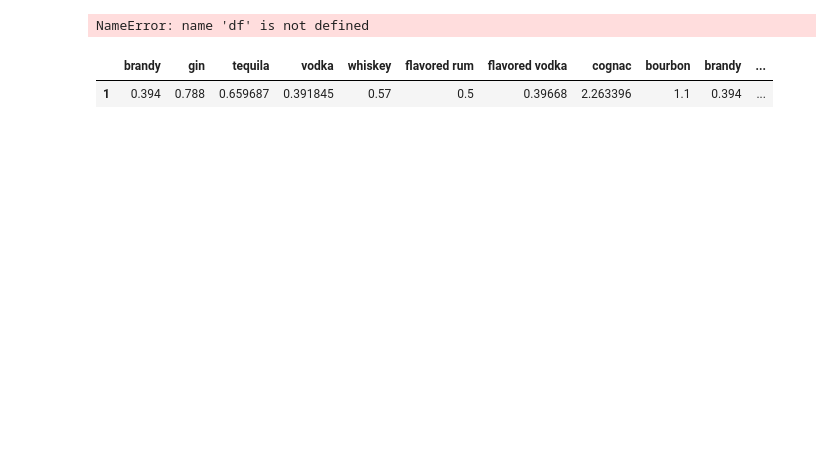
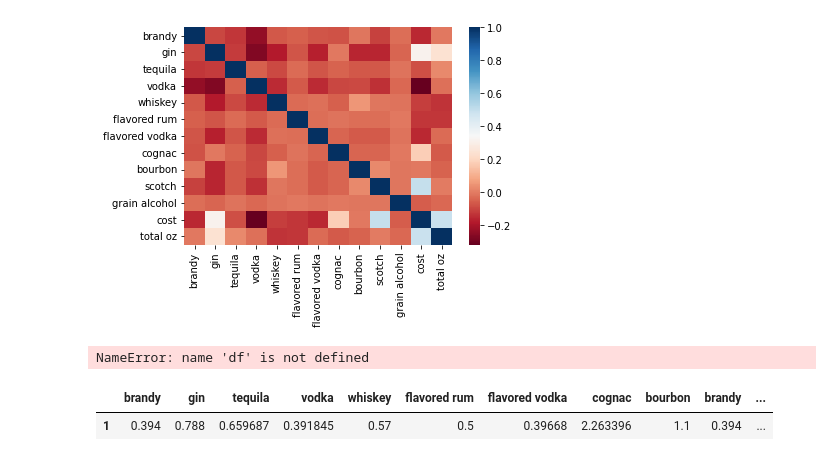
Before and after one commit to ElliottMetzler/the-manhattan-project, a Jupyter notebook: code/drink_costs.ipynb, the cells around one changed output. Cells and saved outputs as stored; diff of their text form; code cells hidden in the pictures; blank space fills up the shorter version.

```diff
--- a/code/drink_costs.ipynb
+++ b/code/drink_costs.ipynb
@@ -124,6 +116,9 @@ drop_all_zero_dummies()
 # %%
 def model_data():
-    liquors = ["brandy","gin","tequila","vodka","whiskey","flavored rum","flavored vodka","cognac","bourbon","brandy","scotch","grain alcohol"]
+
+    # we inner join the columns with at least one liquor
+    # and a drink that is less than 6 ounces
+    liquors = ["brandy","gin","tequila","vodka","whiskey","flavored rum","flavored vodka","cognac","bourbon","scotch","grain alcohol"]
     data = get_ingredient_cost()
     amounts = get_amount_table()
     data.columns = data.loc['strdrink']
@@ -141,7 +136,6 @@ def model_data():
     df = pd.DataFrame(d).set_index("strdrink").transpose()
     df = df[drinks].transpose()
     dummies = create_dummies(df_drinks).set_index("strdrink")
-
     dummies = dummies[liquors]
     dummies = dummies.replace(0, np.nan)
     dummies = dummies.dropna(how='all', axis=0)
@@ -159,3 +169,3 @@ corr = model.corr()
 # %%
-corr
+corr_heat = sns.heatmap(corr, xticklabels=corr.columns,yticklabels=corr.columns,cmap="RdBu")
 # %% [output]
@@ -177,3 +172,4 @@ corr
+[figure, added]
 # %%
 df["cost"].corr(df["total oz"])
 #justification for including total oz in regression
```
Also changed, not shown: parts of 7 cells of this notebook.
